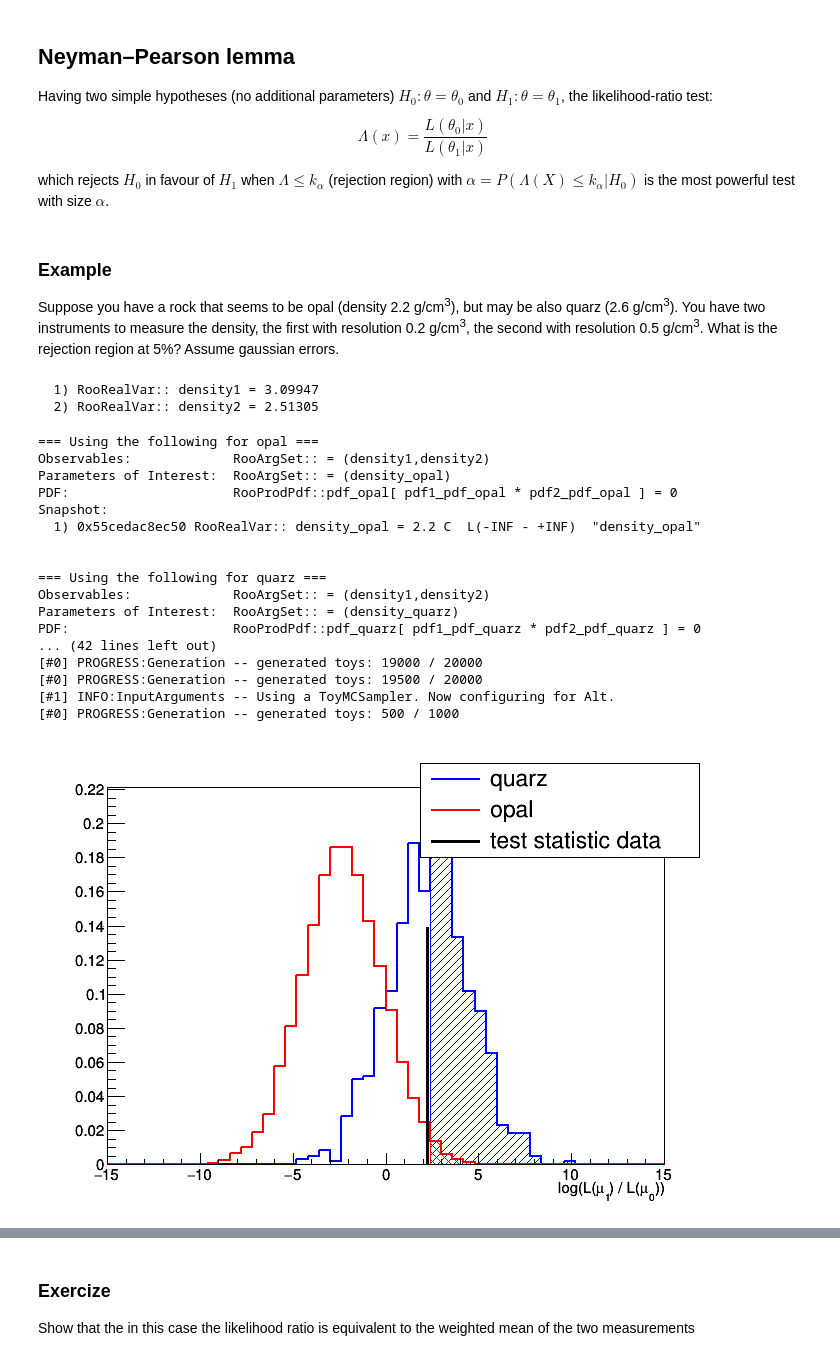
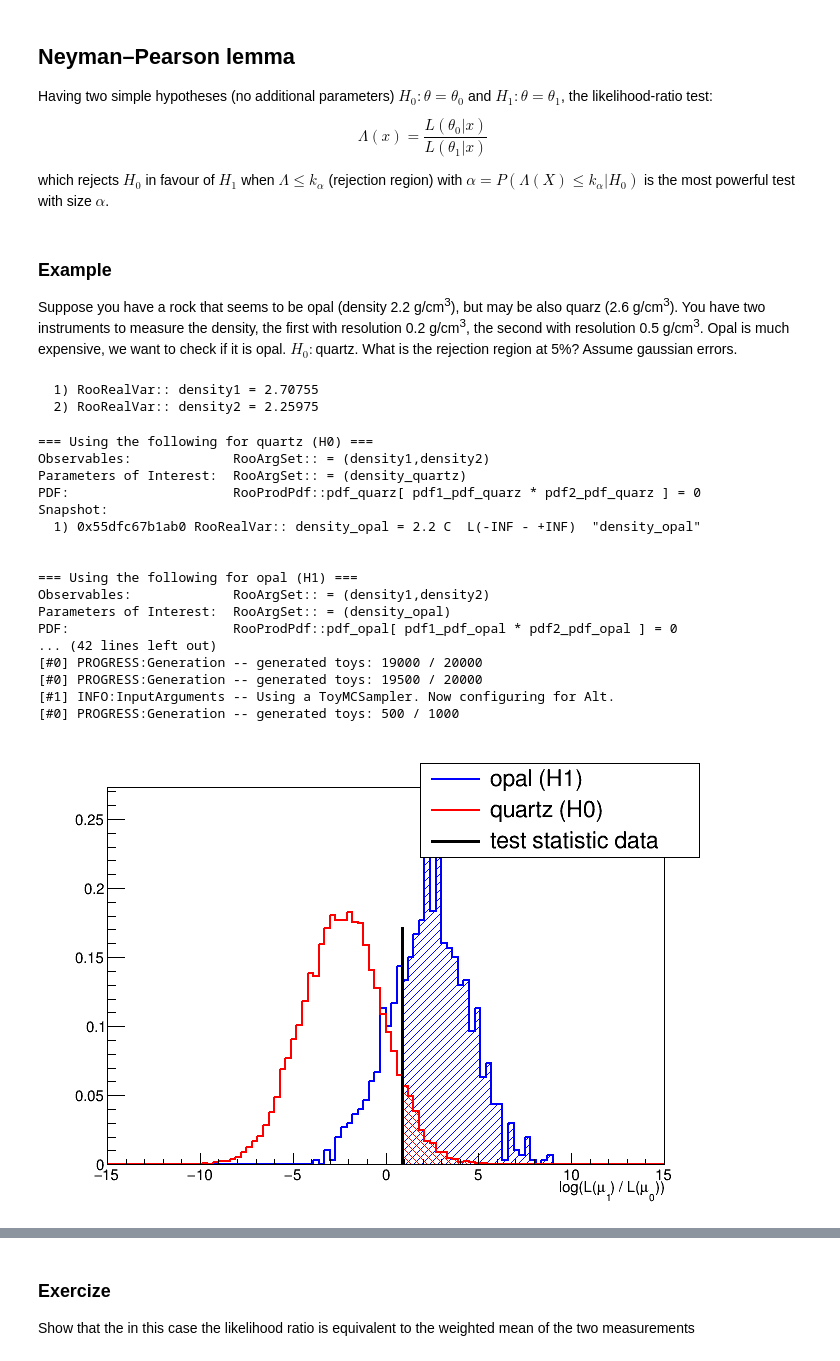
Before and after one commit to wiso/StatisticsLectures, a Jupyter notebook: Lecture2.ipynb, the cells around one changed output, grey strips where cells are left out. Saved outputs shown, nothing was run; the diff lists cells and outputs as text; code cells hidden in the pictures.

```diff
--- a/Lecture2.ipynb
+++ b/Lecture2.ipynb
@@ -20,4 +14,6 @@ RooFit v3.60 -- Developed by Wouter Verkerke and David Kirkby
 # %%
+from matplotlib import rcParams
+rcParams.update({'font.size': 18})
 HTML('<link rel="stylesheet" href="custom.css" type="text/css">')
 # %%
 #from notebook.services.config import ConfigManager
@@ -200,7 +194,7 @@ $$
 which rejects $H_0$ in favour of $H_1$ when $\Lambda \leq k_\alpha$ (rejection region) with $\alpha=P(\Lambda(X)\leq k_\alpha|H_0)$ is the most powerful test with size $\alpha$.
 # %% [markdown]
 ### Example
-Suppose you have a rock that seems to be opal (density 2.2 g/cm<sup>3</sup>), but may be also quarz (2.6 g/cm<sup>3</sup>). You have two instruments to measure the density, the first with resolution 0.2 g/cm<sup>3</sup>, the second with resolution 0.5 g/cm<sup>3</sup>. What is the rejection region at 5%? Assume gaussian errors.
+Suppose you have a rock that seems to be opal (density 2.2 g/cm<sup>3</sup>), but may be also quarz (2.6 g/cm<sup>3</sup>). You have two instruments to measure the density, the first with resolution 0.2 g/cm<sup>3</sup>, the second with resolution 0.5 g/cm<sup>3</sup>. Opal is much expensive, we want to check if it is opal. $H_0:$quartz. What is the rejection region at 5%? Assume gaussian errors.
 # %%
 ws = ROOT.RooWorkspace()
 true_density = ws.factory("true_density[2, 3]")
@@ -213,28 +207,28 @@ pdf_quarz = ws.factory("EDIT:pdf_quarz(pdf, true_density=density_quarz[2.6])")
 # %%
-# do the experiment
-data = pdf_quarz.generate(ROOT.RooArgSet(ws.var('density1'),
-                                         ws.var('density2')), 1)  # generate with 1 entry
+# do the experiment, use H1 to generate (opal)
+data = pdf_opal.generate(ROOT.RooArgSet(ws.var('density1'),
+                                        ws.var('density2')), 1)  # generate with 1 entry
 data.get(0).Print("V")
 # %% [output]
-  1) RooRealVar:: density1 = 3.09947
-  2) RooRealVar:: density2 = 2.51305
+  1) RooRealVar:: density1 = 2.70755
+  2) RooRealVar:: density2 = 2.25975
 # %%
-opal_model = RooStats.ModelConfig("opal", ws)
+opal_model = RooStats.ModelConfig("opal (H1)", ws)
 opal_model.SetPdf(pdf_opal)
 opal_model.SetParametersOfInterest('density_opal')  # not useful
 opal_model.SetObservables('density1,density2')  # no space
 opal_model.SetSnapshot(ROOT.RooArgSet(ws.var('density_opal')))
 
-quarz_model = opal_model.Clone("quarz")
-quarz_model.SetParametersOfInterest('density_quarz')  # not useful
-quarz_model.SetPdf(pdf_quarz)
+quartz_model = opal_model.Clone("quartz (H0)")
+quartz_model.SetParametersOfInterest('density_quartz')  # not useful
+quartz_model.SetPdf(pdf_quarz)
 # %%
 # define the test-statistic
 
-test = RooStats.SimpleLikelihoodRatioTestStat(pdf_opal, pdf_quarz)  # null, alt
+test = RooStats.SimpleLikelihoodRatioTestStat(pdf_quartz, pdf_opal)  # null, alt
 test.EnableDetailedOutput(True)
 
-hypoCalc = RooStats.FrequentistCalculator(data, quarz_model, opal_model)  # alt, null
+hypoCalc = RooStats.FrequentistCalculator(data, opal_model, quartz_model)  # alt, null
 hypoCalc.SetToys(20000, 1000)  # generate much more toys for bkg-only
 
 toy_sampler = hypoCalc.GetTestStatSampler()
@@ -245,28 +239,28 @@ htr = hypoCalc.GetHypoTest()
 htr.SetPValueIsRightTail(True)  # the "extreme" cases are on the right tail
 htr.SetBackgroundAsAlt(False)
 # %% [output]
-=== Using the following for opal ===
+=== Using the following for quartz (H0) ===
+Observables:             RooArgSet:: = (density1,density2)
+Parameters of Interest:  RooArgSet:: = (density_quartz)
+PDF:                     RooProdPdf::pdf_quarz[ pdf1_pdf_quarz * pdf2_pdf_quarz ] = 0
+Snapshot:
+  1) 0x55dfc67b1ab0 RooRealVar:: density_opal = 2.2 C  L(-INF - +INF)  "density_opal"
+
+
+=== Using the following for opal (H1) ===
 Observables:             RooArgSet:: = (density1,density2)
 Parameters of Interest:  RooArgSet:: = (density_opal)
 PDF:                     RooProdPdf::pdf_opal[ pdf1_pdf_opal * pdf2_pdf_opal ] = 0
-Snapshot:
-  1) 0x55cedac8ec50 RooRealVar:: density_opal = 2.2 C  L(-INF - +INF)  "density_opal"
-
-
-=== Using the following for quarz ===
-Observables:             RooArgSet:: = (density1,density2)
-Parameters of Interest:  RooArgSet:: = (density_quarz)
-PDF:                     RooProdPdf::pdf_quarz[ pdf1_pdf_quarz * pdf2_pdf_quarz ] = 0
 ... (42 lines left out)
 [#0] PROGRESS:Generation -- generated toys: 19000 / 20000
 [#0] PROGRESS:Generation -- generated toys: 19500 / 20000
 [#1] INFO:InputArguments -- Using a ToyMCSampler. Now configuring for Alt.
 [#0] PROGRESS:Generation -- generated toys: 500 / 1000
 # %%
-plot = RooStats.HypoTestPlot(htr, 50, -15, 15)
+plot = RooStats.HypoTestPlot(htr, 100, -15, 15)
 canvas = ROOT.TCanvas()
 plot.Draw()
 canvas.Draw()
 # %% [output]
-[figure, old version]
+[figure, new version]
 # %%
```
Also changed, not shown: parts of 26 cells of this notebook, 1 other file.
